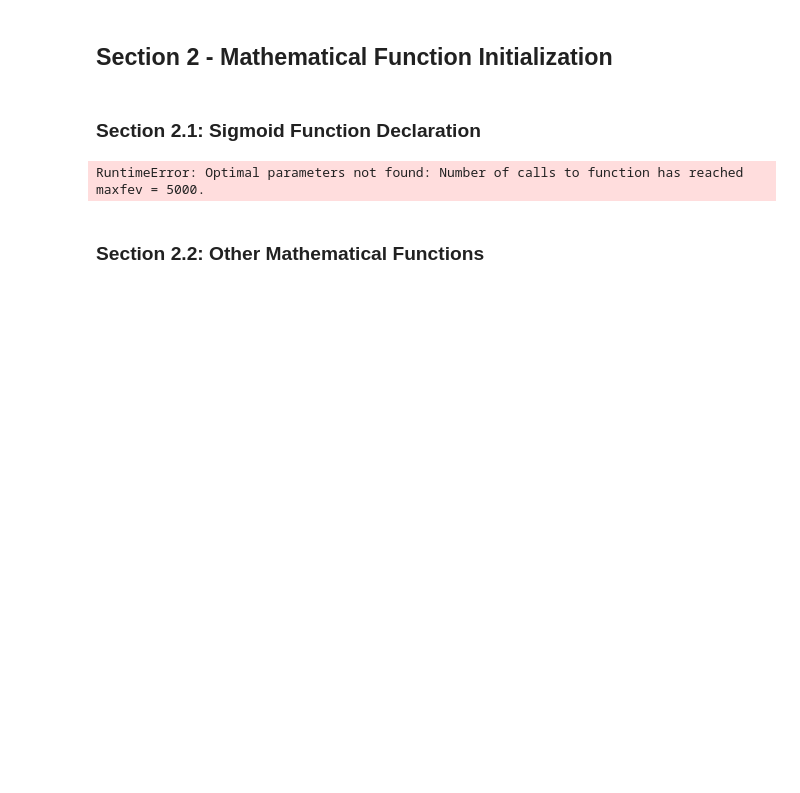
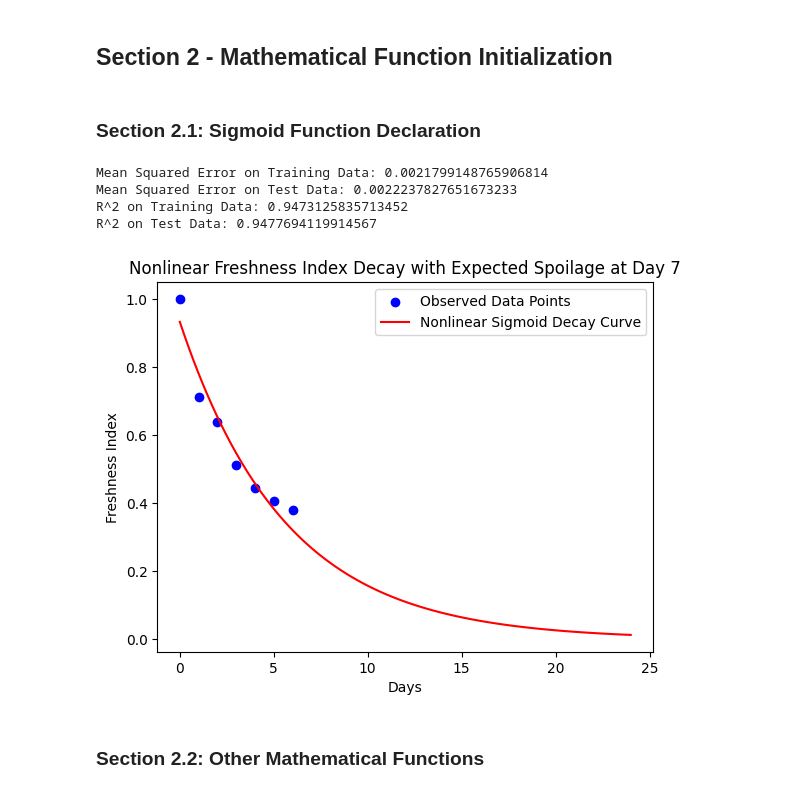
Before and after one commit to JustaShadow2/AI-Chef, a Jupyter notebook: AI-Chef.ipynb, the cells around one changed output. Saved outputs shown, nothing was run; the diff lists cells and outputs as text; code cells hidden in the pictures; blank space fills up the shorter version.

Commit message:
added test csv and r2 score and other misc stuff

```diff
--- a/AI-Chef.ipynb
+++ b/AI-Chef.ipynb
@@ -172,55 +257,61 @@ Plain Yogurt
 # %% [markdown]
 ### Section 2.1: Sigmoid Function Declaration
 # %%
-# Define the sigmoid decay model function
 def freshness_sigmoid_model(t, L, k, t_0):
     return L / (1 + np.exp(-k * (t - t_0)))
 
-days = days*4 # why the hell do i have to multiply by 4 to get no overflow?
+days_train = days*4 # why the hell do i have to multiply by 4 to get no overflow?
+freshness_train = freshness_values_train
+days_test = days_test*4
+freshness_test = freshness_values_test
 #no seriously man wtf
 
 # Provide initial parameter guesses and increase maxfev
 initial_guesses = [1, 1, 12]
-from sklearn.model_selection import train_test_split
-
-days_train, days_test, freshness_train, freshness_test = train_test_split(
-    days, freshness_values, test_size=0.2, random_state=42
-)
 
 params, covariance = curve_fit(
     freshness_sigmoid_model,
     days_train,
     freshness_train,
     p0=initial_guesses,
     maxfev=20000
 )
 
 L, k, t_0 = params
 
 #
 predicted_train = freshness_sigmoid_model(days_train, L, k, t_0)
 predicted_test = freshness_sigmoid_model(days_test, L, k, t_0)
 
-from sklearn.metrics import mean_squared_error
 mse_train = mean_squared_error(freshness_train, predicted_train)
 mse_test = mean_squared_error(freshness_test, predicted_test)
 
 print(f"Mean Squared Error on Training Data: {mse_train}")
 print(f"Mean Squared Error on Test Data: {mse_test}")
 
+r2_train = r2_score(freshness_train, predicted_train)
+r2_test = r2_score(freshness_test, predicted_test)
+
+print(f"R^2 on Training Data: {r2_train}")
+print(f"R^2 on Test Data: {r2_test}")
+
 
 days_extended = np.linspace(0, 24, 100)
 predicted_freshness = freshness_sigmoid_model(days_extended, L, k, t_0)
 
-plt.scatter(days, freshness_values, color='blue', label='Observed Data Points')
+plt.scatter(days, freshness_values_train, color='blue', label='Observed Data Points')
 plt.plot(days_extended, predicted_freshness, color='red', label='Nonlinear Sigmoid Decay Curve')
 plt.xlabel('Days')
 plt.ylabel('Freshness Index')
 plt.title('Nonlinear Freshness Index Decay with Expected Spoilage at Day 7')
 plt.legend()
 plt.show()
 # %% [output]
-RuntimeError: Optimal parameters not found: Number of calls to function has reached maxfev = 5000.
+Mean Squared Error on Training Data: 0.0021799148765906814
+Mean Squared Error on Test Data: 0.0022237827651673233
+R^2 on Training Data: 0.9473125835713452
+R^2 on Test Data: 0.9477694119914567
+[figure, added]
 # %% [markdown]
 ### Section 2.2: Other Mathematical Functions
 # %%
```
Also changed, not shown: parts of 3 cells of this notebook, 1 other file.
